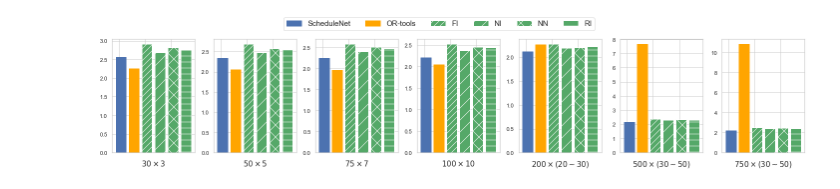
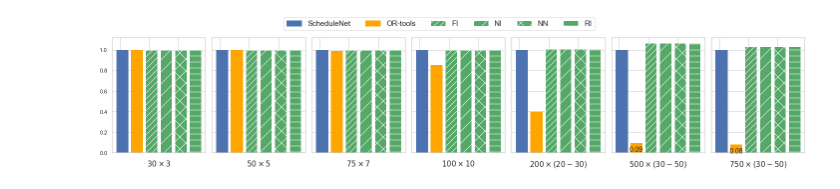
Before and after one commit to Junyoungpark/snet-analysis, a Jupyter notebook: mtps_uniform.ipynb, the cells around one changed output. Saved outputs shown, nothing was run; the diff lists cells and outputs as text; code cells hidden in the pictures.

```diff
--- a/mtps_uniform.ipynb
+++ b/mtps_uniform.ipynb
@@ -21,7 +21,7 @@ def parse_data(sub_df):
             pass
     return np.stack(data)
 # %%
-targer_index = 1 # 0: max makespan 1: mean makespan 2: mean util
+targer_index = 2 # 0: max makespan 1: mean makespan 2: mean util
 data_cols = [2, 1, 4, 5, 6,7]
 ad = []
 for data_col in data_cols:
@@ -69,6 +80,7 @@ def annotate_label(bar, value, size):
                 ha='center', va='bottom')
 # %%
 import seaborn as sns
+sns.set_theme()
 sns.set_style("whitegrid")
 
 alpha = 1.0
@@ -76,10 +88,10 @@ bar_width = 0.15
 colors = ['b','orange','g','g','g','g']
 hatchs = [None, None ,'//', '/', 'x', '-']
 
-norm = False
+norm = True
 sharey = False
 sharey = sharey if not norm else True
-cutoff_val = 1.5
+cutoff_val = 1.3
 cutoff_outlier = True
 
 x_label_size = 15
@@ -87,32 +99,32 @@ annote_size = 14
 
 fig, axes = plt.subplots(1,len(sizes_latex), figsize=(20,4), sharey=sharey)
 for i, (size, ax) in enumerate(zip(sizes_latex, axes)):
     if norm:
         viz_data = aggregated_data[i, :] / aggregated_data[i, 0]
         or_tools_perf = viz_data[1]
         if cutoff_outlier:
             viz_data = viz_data.clip(0.0, cutoff_val)
     else:
         viz_data = aggregated_data[i, :]
 
     bar_list = ax.bar(np.arange(len(algos)) + bar_width, viz_data,
                       alpha=alpha, color='g')
     ax.set_xlabel(size, size=x_label_size)
     ax.set_xticklabels([])
     if norm:
         if i >=5:
             annotate_label(bar_list[1], or_tools_perf, annote_size)
 
-        ax.set_ylim(0.0, 1.5)
+#         ax.set_ylim(0.7, cutoff_val)
 
 
     for ii, c in enumerate(colors):
         if ii >= 2:
             bar_list[ii].set_hatch(hatchs[ii])
         else:
             bar_list[ii].set_color(c)
 
 fig.legend(bar_list, algos, ncol=len(algos), bbox_to_anchor=(0.7, 1.10), fontsize=15)
 fig.tight_layout()
 # %% [output]
-[figure, old version]
+[figure, new version]
```
Also changed, not shown: parts of 1 cell of this notebook, 3 other files.
